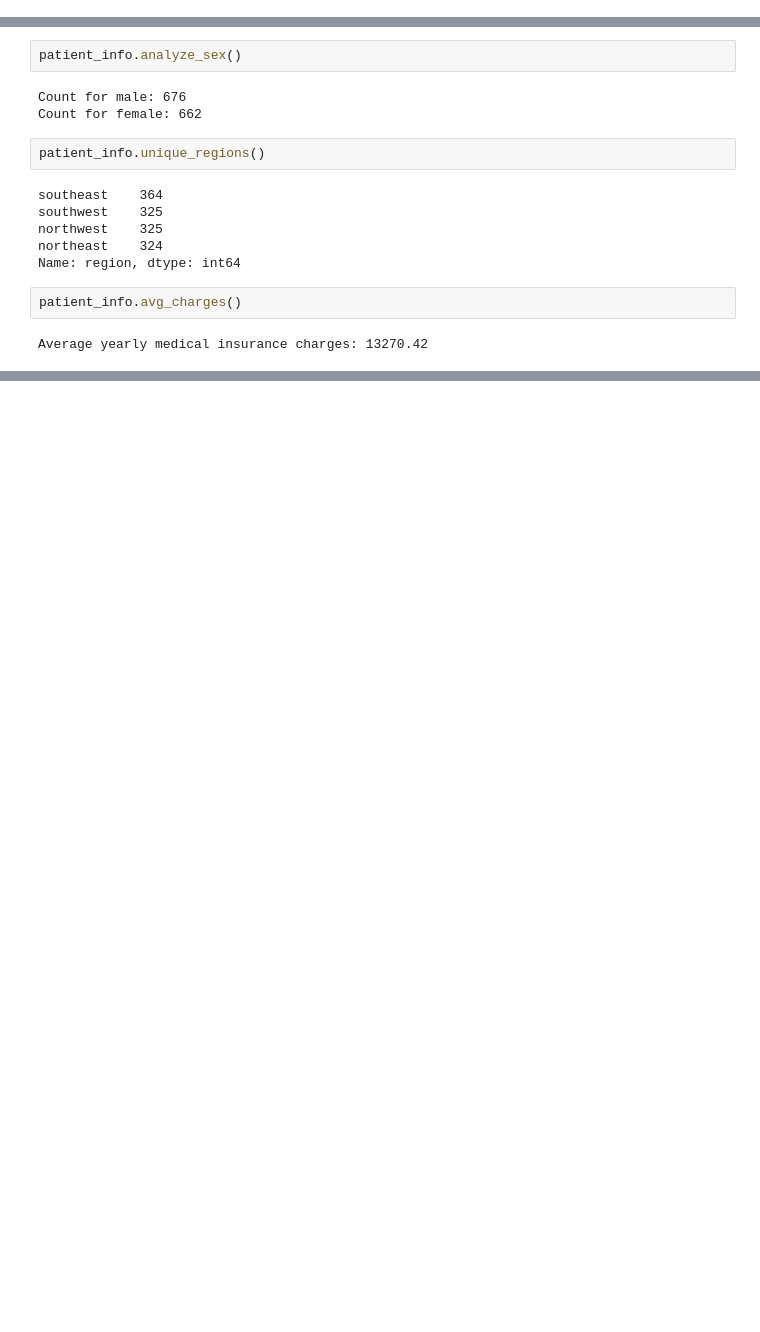
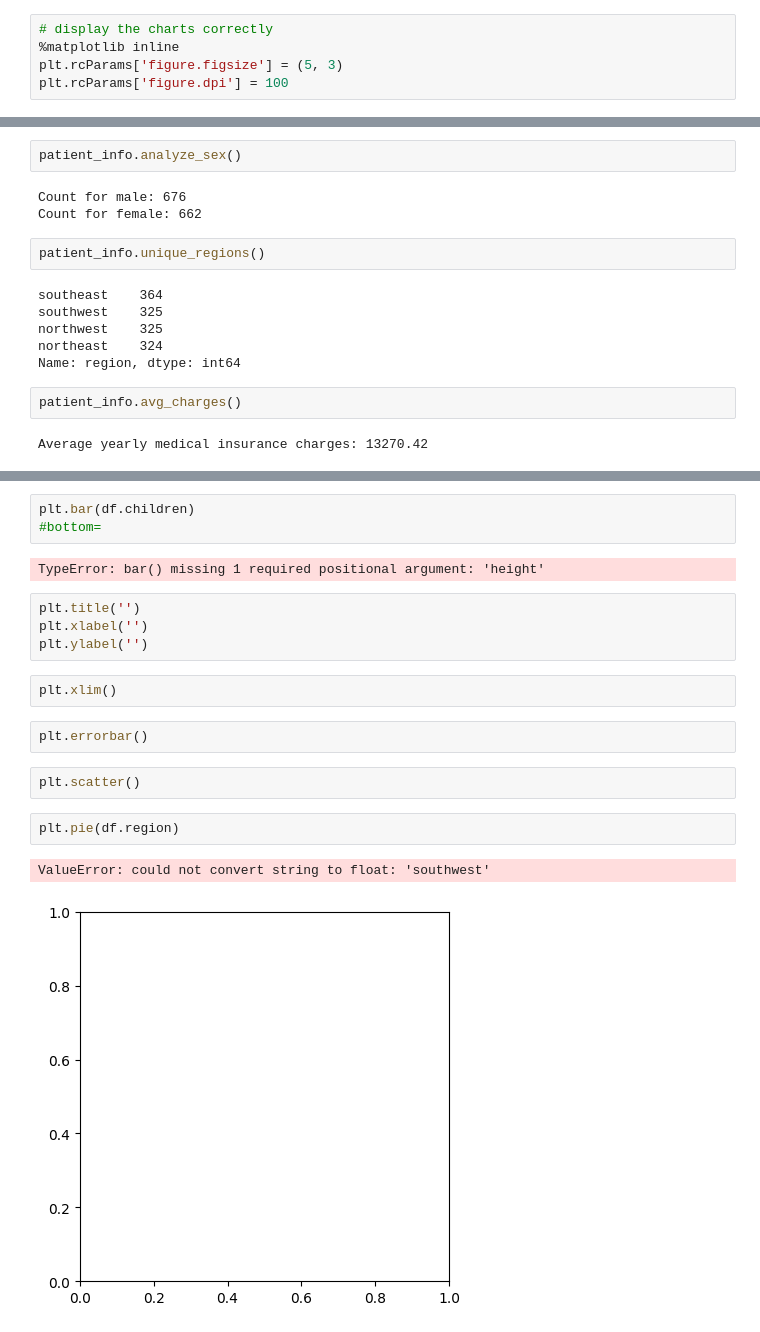
Before and after one commit to EuRoXy/dsp, a Jupyter notebook: us-medical-insurance.ipynb, the cells around one changed output, grey strips where cells are left out. Cells and saved outputs as stored; diff of their text form; blank space fills up the shorter version.

Commit message:
add plots

```diff
--- a/us-medical-insurance.ipynb
+++ b/us-medical-insurance.ipynb
@@ -14,6 +17,11 @@ df.head()
 | 2 | 28 | male | 33.000 | 3 | no | southeast | 4449.46200 |
 | 3 | 33 | male | 22.705 | 0 | no | northwest | 21984.47061 |
 | 4 | 32 | male | 28.880 | 0 | no | northwest | 3866.85520 |
+# %%
+# display the charts correctly
+%matplotlib inline
+plt.rcParams['figure.figsize'] = (5, 3)
+plt.rcParams['figure.dpi'] = 100
 # %%
 # create the initial variables below
 age = df['age']
@@ -91,0 +103,20 @@ Average yearly medical insurance charges: 13270.42
+# %%
+plt.bar(df.children)
+#bottom=
+# %% [output]
+TypeError: bar() missing 1 required positional argument: 'height'
+# %%
+plt.title('')
+plt.xlabel('')
+plt.ylabel('')
+# %%
+plt.xlim()
+# %%
+plt.errorbar()
+# %%
+plt.scatter()
+# %%
+plt.pie(df.region)
+# %% [output]
+ValueError: could not convert string to float: 'southwest'
+[figure, added]
```
Also changed, not shown: parts of 10 cells of this notebook.
